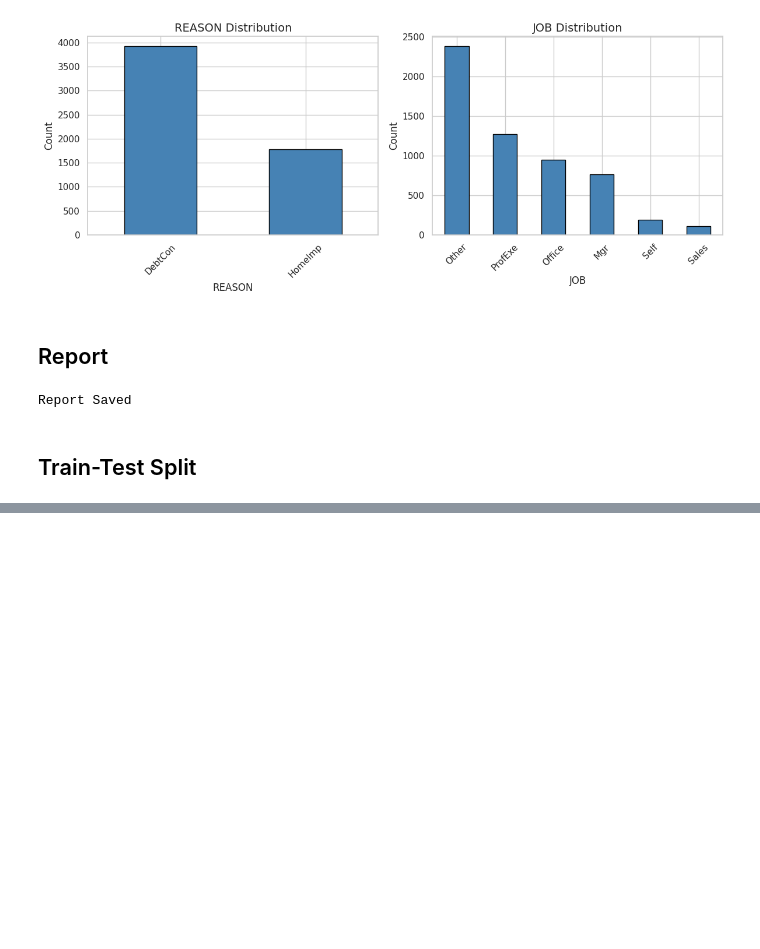
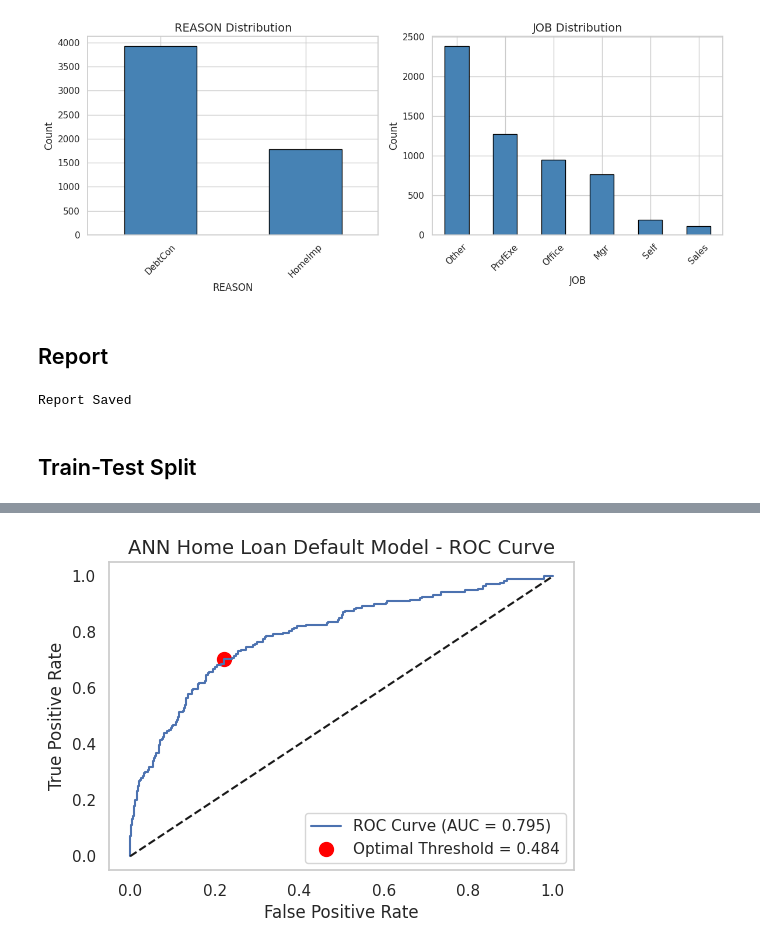
Before and after one commit to NewManRising/the-builder-forge, a Jupyter notebook: projects/home-loan-default/notebooks/home_loan.ipynb, the cells around one changed output, grey strips where cells are left out. Saved outputs shown, nothing was run; the diff lists cells and outputs as text; code cells hidden in the pictures; blank space fills up the shorter version.

```diff
--- a/projects/home-loan-default/notebooks/home_loan.ipynb
+++ b/projects/home-loan-default/notebooks/home_loan.ipynb
@@ -292,0 +484,10 @@ print(f"Test default rate: {y_test.mean():.2%}")
+# %%
+y_probs = model.predict(X_test_processed).ravel()
+y_pred = (y_probs >= optimal_threshold).astype(int)
+
+
+print("ANN - Deep Learning Model")
+print(f"Accuracy: {accuracy_score(y_test, y_pred):.4f}")
+print(f"ROC-AUC: {roc_auc_score(y_test, y_probs):.4f}")
+print("\nClassification Report:")
+print(classification_report(y_test, y_pred))
@@ -292,0 +509,30 @@ print(f"Test default rate: {y_test.mean():.2%}")
+# %%
+# Plottng ROC Curve
+
+# ROC Curve and AUC Score
+fpr, tpr, thresholds = roc_curve(y_test, y_probs)
+auc_score = roc_auc_score(y_test, y_probs)
+
+# Find optimal threshold using Youden's J statistic
+youden_j = tpr - fpr
+optimal_idx = np.argmax(youden_j)
+optimal_threshold = thresholds[optimal_idx]
+
+
+
+# ROC Curve Plot
+plt.figure(figsize=(6, 4))
+plt.plot(fpr, tpr, label=f'ROC Curve (AUC = {auc_score:.3f})')
+plt.plot([0, 1], [0, 1], 'k--')
+
+
+plt.scatter(fpr[optimal_idx], tpr[optimal_idx], color='red', s=100, label=f'Optimal Threshold = {optimal_threshold:.3f}')
+
+plt.xlabel("False Positive Rate")
+plt.ylabel("True Positive Rate")
+plt.title("ANN Home Loan Default Model - ROC Curve")
+plt.legend(loc='lower right')
+plt.grid()
+plt.show()
+# %% [output]
+[figure, added]
```
Also changed, not shown: parts of 14 cells of this notebook, 3 other files.
